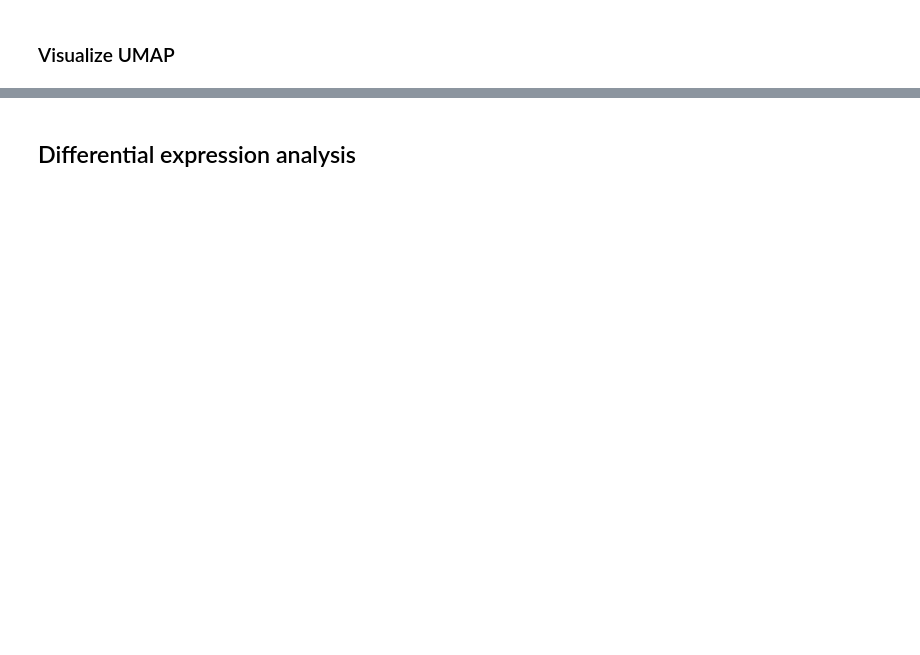
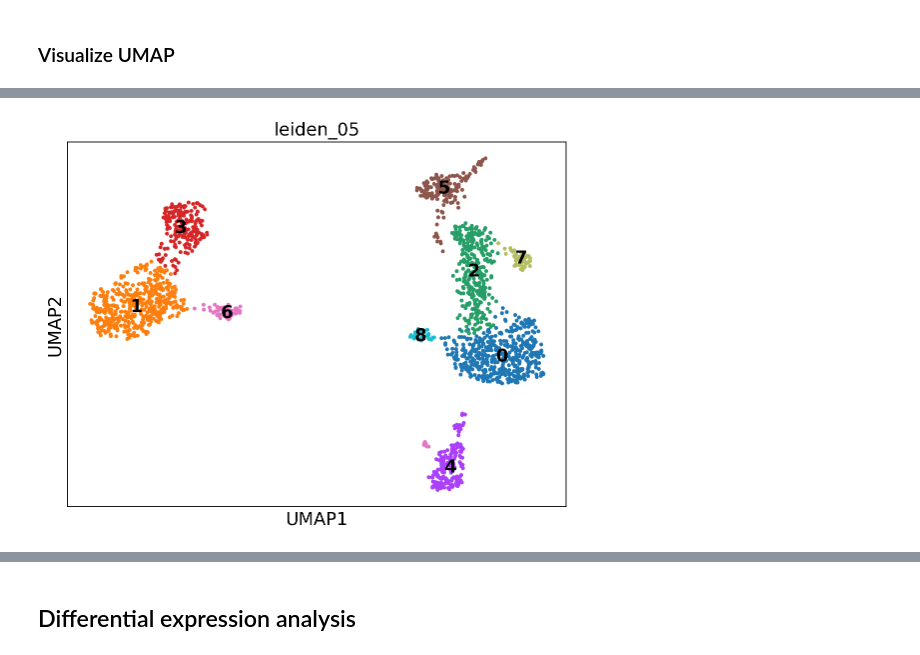
Before and after one commit to jsonna22-rgb/data, a Jupyter notebook: jonah_bms225a_ds_workshop_3_student_notebook_2026.ipynb, the cells around one changed output, grey strips where cells are left out. Cells and saved outputs as stored; diff of their text form; code cells hidden in the pictures; blank space fills up the shorter version.

```diff
--- a/jonah_bms225a_ds_workshop_3_student_notebook_2026.ipynb
+++ b/jonah_bms225a_ds_workshop_3_student_notebook_2026.ipynb
@@ -117,6 +204,6 @@ adata # lets remind ourselves about adata, the following command will add a lot
 
 
 
-sc.pp.calculate_qc_metrics(adata, qc_vars=['?????'], inplace=True, log1p=True)
+sc.pp.calculate_qc_metrics(adata, qc_vars=['mt'], inplace=True, log1p=True)
 # %%
 adata
@@ -150,5 +258,12 @@ sc.pl.scatter(adata, "log1p_total_counts", "pct_counts_mt", color="log1p_n_genes
 # Hint: AnnData can be sliced as a dataframe based on a condition (logical expression). E.g., df[df['age']>20]
 # for AnnData the condition can be computed based on the obs dataframe: e.g., adata[ obs dataframe column is greater than 5 ]
 # After slicing adata, don't forget to save the output back to adata: e.g. as we update a df variable df=df[df['age']>20].
+
+
+
+adata = adata[
+    (adata.obs['log1p_total_counts'] > 8) &
+    (adata.obs['pct_counts_mt'] < 20)
+].copy()
 # %%
 adata # notice that the number of cells decreased
@@ -178,6 +309,11 @@ adata.obs['predicted_doublet'].value_counts()
 # [🔺] AnnData challenge: filter out detected doublets!
 # Hint1: adata can be sliced as a DataFrame, i.e., adata[ some condition here ]
 # Hint2: adata.obs has the predicted_doublet column which is False for the cells we want to keep
+
+
+adata = adata[
+    adata.obs['predicted_doublet'] == False
+].copy()
 # %% [markdown]
 ## STEP 2: Normalization and log-transformation
 # %%
@@ -209,6 +379,9 @@ adata.X.sum(1) # the X matrix changed. Each entry is now log(1+x)
 ######################################################
 # [🔺] save the log1p normalized counts to a new layer! Let's call it 'log1p'
 # We want to keep these around (useful for plotting and differential expression analysis) and adata.X will change again later.
+
+
+adata.layers['log1p'] = adata.X.copy()
 # %% [markdown]
 ## STEP 3: Highly variable genes (feature selection)
 # %%
@@ -287,9 +548,28 @@ sc.pl.umap(adata,color='leiden',size=50,legend_loc='on data')
 # %%
 ##############################################################
 # [🔺] Cluster the cells at a lower resolution (e.g., resolution=0.5), and visualize again
 # Important: Give a different name to the labels so that we don't overwrite the 'leiden' column in obs
 # Hint: run the sc.tl.leiden function and then visualize with sc.pl.umap functions
 # Note: you don't need to re-run the umap algorithm
+
+
+
+
+
+sc.tl.leiden(
+    adata,
+    resolution=0.5,
+    key_added='leiden_05'
+)
+
+sc.pl.umap(
+    adata,
+    color='leiden_05',
+    size=50,
+    legend_loc='on data'
+)
+# %% [output]
+[figure, added]
 # %%
 # We'll use this coarse clustering (4 clusters) for the differential expression and cell type annotation below
 sc.tl.leiden(adata, resolution=0.1, key_added='leiden_coarse')
```
Also changed, not shown: parts of 50 cells of this notebook.
